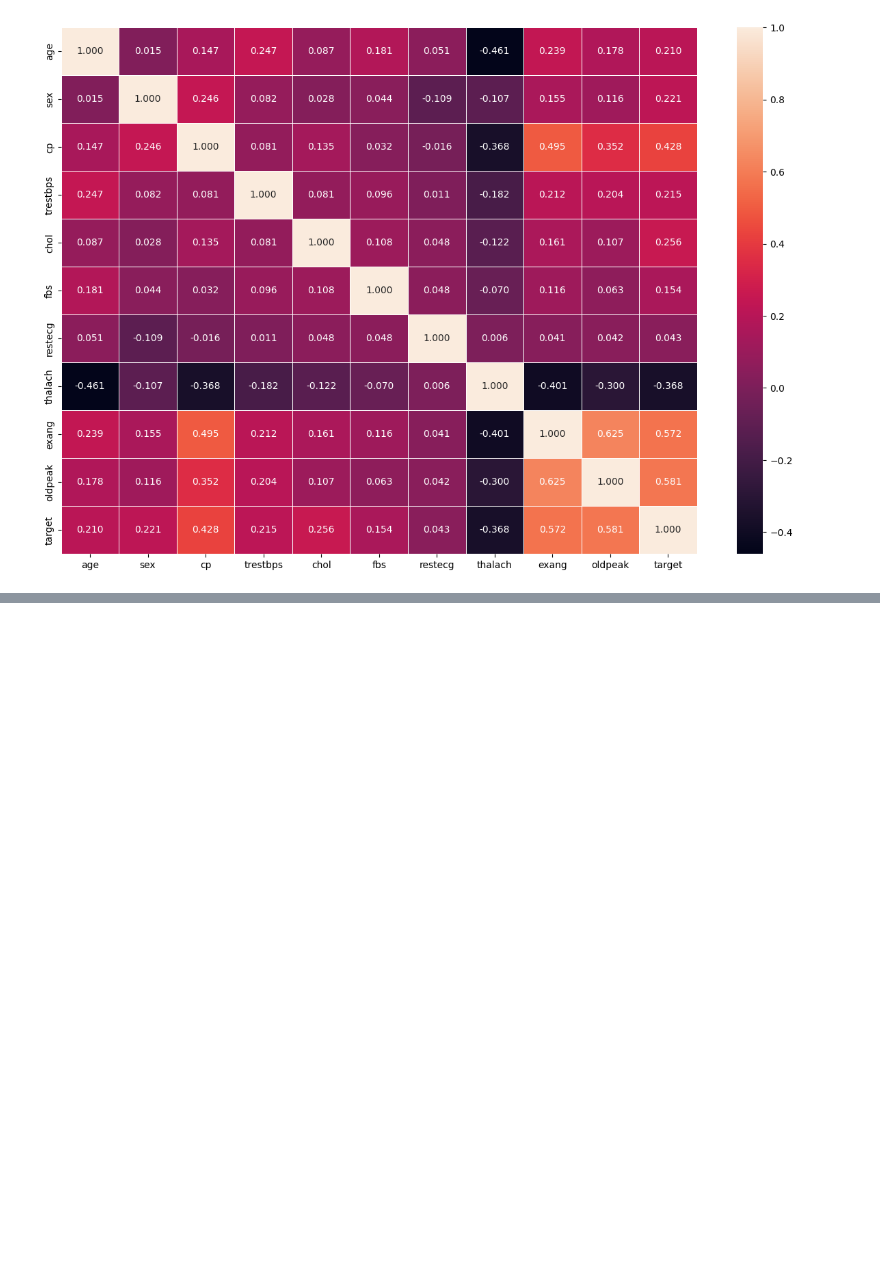
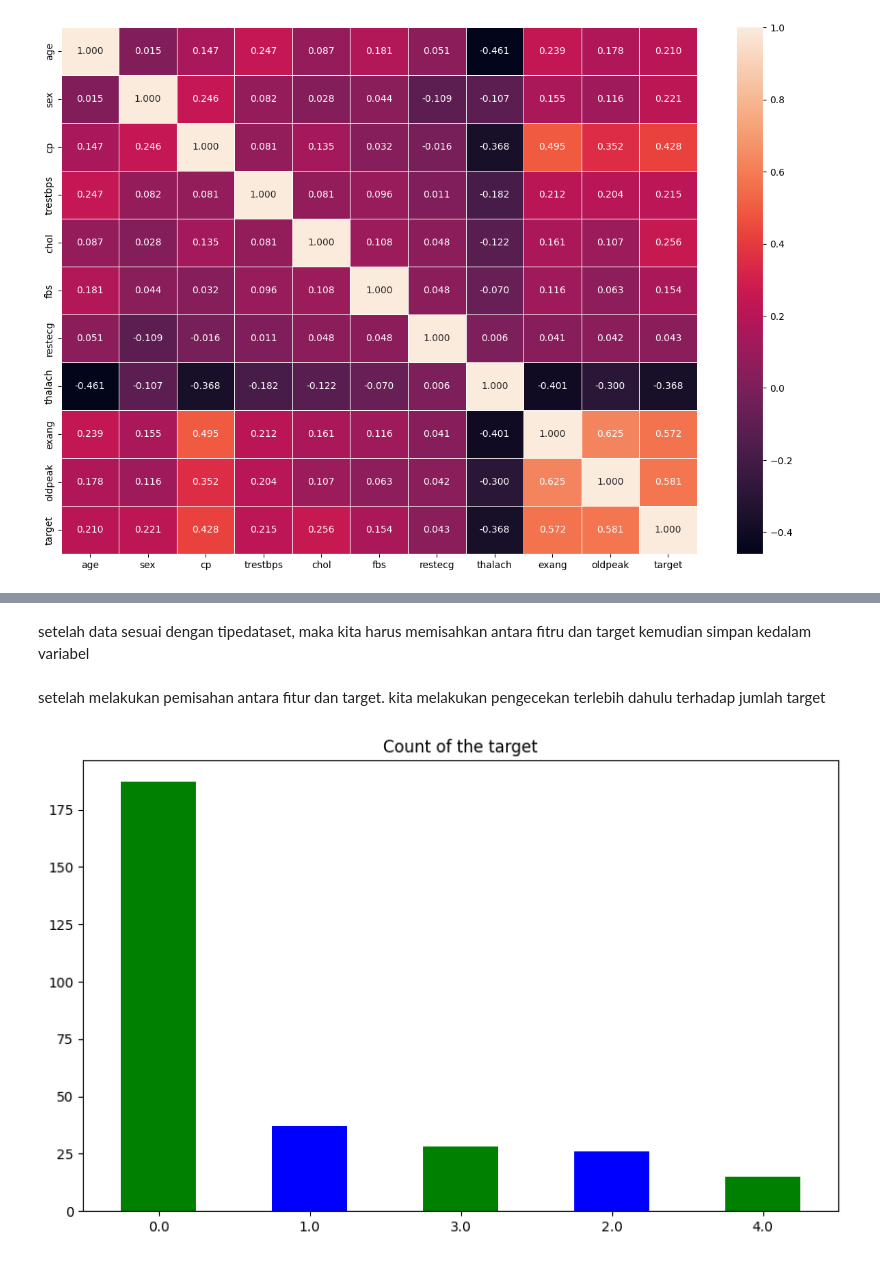
Before and after one commit to IMANIAR17/IMANIAR17-Tugas-Minggu-1-BK-Data-Science, a Jupyter notebook: Tugas_Minggu_1_BK_Data_Science.ipynb, the cells around one changed output, grey strips where cells are left out. Saved outputs shown, nothing was run; the diff lists cells and outputs as text; code cells hidden in the pictures; blank space fills up the shorter version.

```diff
--- a/Tugas_Minggu_1_BK_Data_Science.ipynb
+++ b/Tugas_Minggu_1_BK_Data_Science.ipynb
@@ -444,0 +481,2 @@ sns.heatmap(cor_mat,annot=True,linewidths=0.5,fmt=".3f")
+# %% [markdown]
+setelah data sesuai dengan tipedataset, maka kita harus memisahkan antara fitru dan target kemudian simpan kedalam variabel
@@ -444,0 +486,8 @@ sns.heatmap(cor_mat,annot=True,linewidths=0.5,fmt=".3f")
+# %% [markdown]
+setelah melakukan pemisahan antara fitur dan target. kita melakukan pengecekan terlebih dahulu terhadap jumlah target
+# %%
+dfClean['target'].value_counts().plot(kind='bar',figsize=(10,6),color=['green','blue'])
+plt.title("Count of the target")
+plt.xticks(rotation=0);
+# %% [output]
+[figure, added]
```
Also changed, not shown: parts of 110 cells of this notebook.
